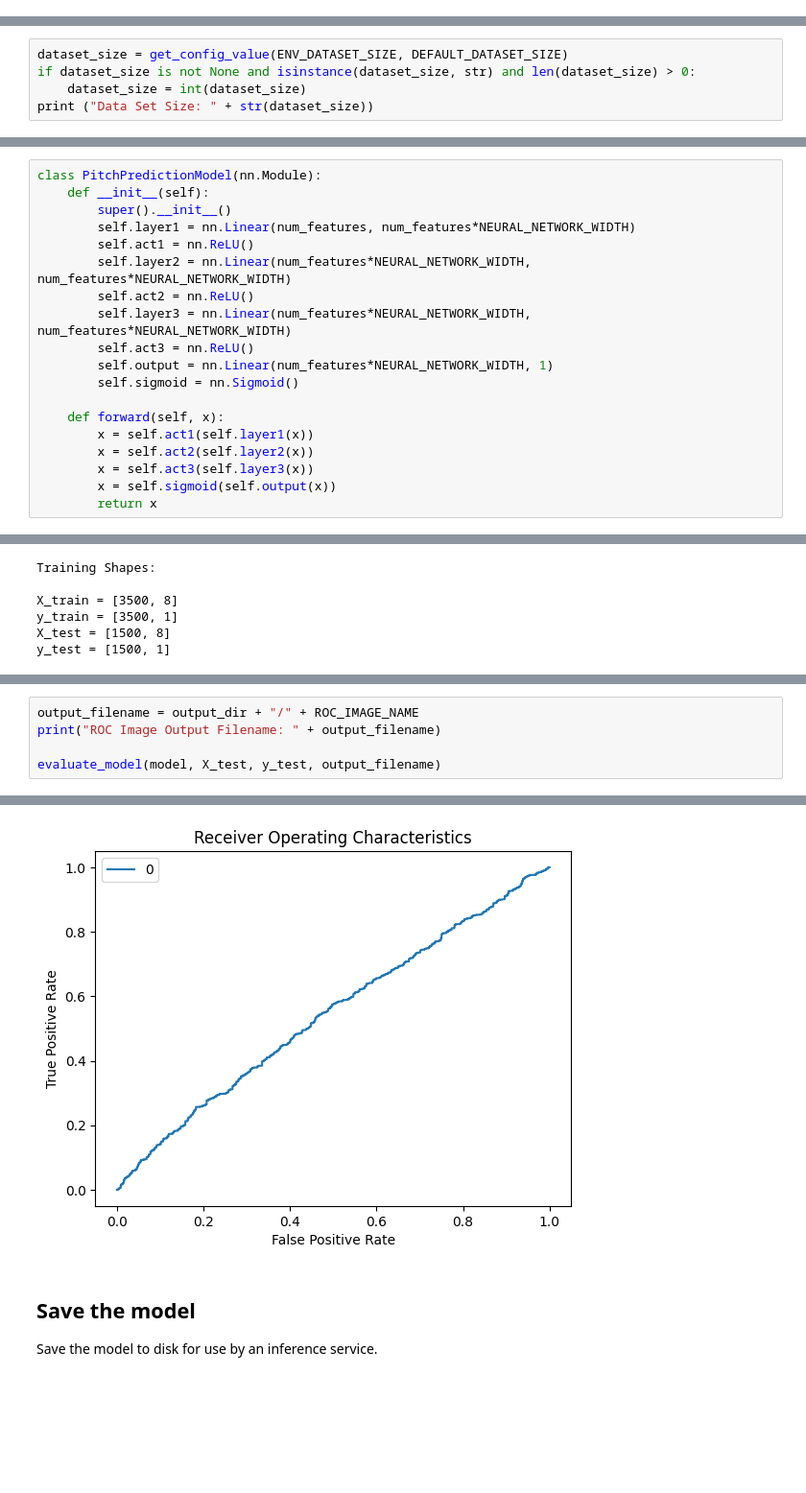
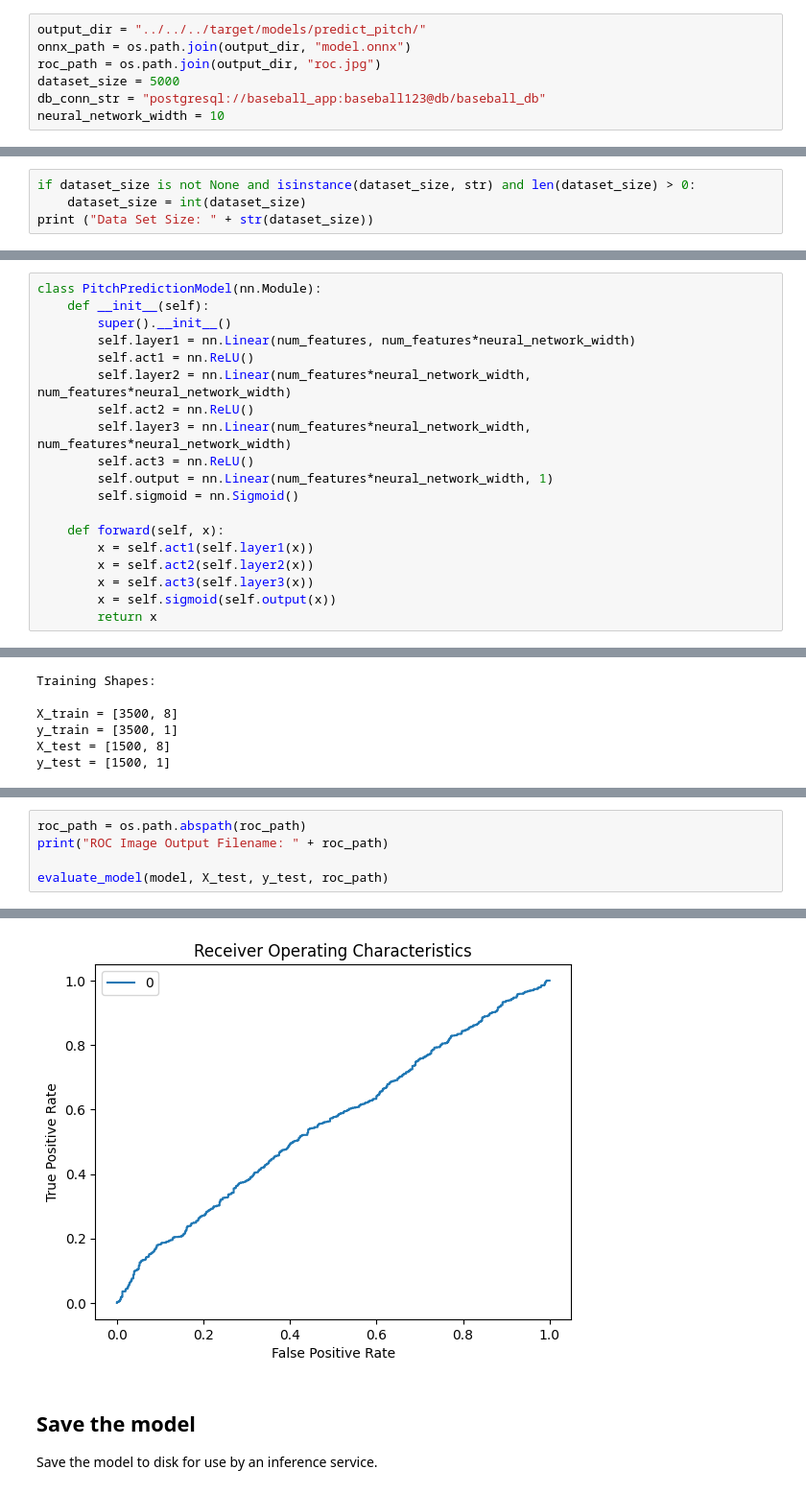
Before and after one commit to glroland/baseball, a Jupyter notebook: data/src/train/train_predict_pitch_model.ipynb, the cells around one changed output, grey strips where cells are left out. Shown at 96% size. Drawn from its saved outputs; the diff is of its cells as text; blank space fills up the shorter version.

```diff
--- a/data/src/train/train_predict_pitch_model.ipynb
+++ b/data/src/train/train_predict_pitch_model.ipynb
@@ -38 +24,8 @@ NEURAL_NETWORK_WIDTH = 10
+# %%
+output_dir = "../../../target/models/predict_pitch/"
+onnx_path = os.path.join(output_dir, "model.onnx")
+roc_path = os.path.join(output_dir, "roc.jpg")
+dataset_size = 5000
+db_conn_str = "postgresql://baseball_app:baseball123@db/baseball_db"
+neural_network_width = 10
 # %%
@@ -51,7 +43,6 @@ Output Directory: /opt/app-root/src/baseball/target/models/predict_pitch
 
 Pull relevant attributes from the baseball database as a DataFrame for analysis and training.
 # %%
-dataset_size = get_config_value(ENV_DATASET_SIZE, DEFAULT_DATASET_SIZE)
 if dataset_size is not None and isinstance(dataset_size, str) and len(dataset_size) > 0:
     dataset_size = int(dataset_size)
 print ("Data Set Size: " + str(dataset_size))
@@ -227,13 +217,13 @@ yt = torch.tensor(y.values, dtype=torch.float32)
 class PitchPredictionModel(nn.Module):
     def __init__(self):
         super().__init__()
-        self.layer1 = nn.Linear(num_features, num_features*NEURAL_NETWORK_WIDTH)
+        self.layer1 = nn.Linear(num_features, num_features*neural_network_width)
         self.act1 = nn.ReLU()
-        self.layer2 = nn.Linear(num_features*NEURAL_NETWORK_WIDTH, num_features*NEURAL_NETWORK_WIDTH)
+        self.layer2 = nn.Linear(num_features*neural_network_width, num_features*neural_network_width)
         self.act2 = nn.ReLU()
-        self.layer3 = nn.Linear(num_features*NEURAL_NETWORK_WIDTH, num_features*NEURAL_NETWORK_WIDTH)
+        self.layer3 = nn.Linear(num_features*neural_network_width, num_features*neural_network_width)
         self.act3 = nn.ReLU()
-        self.output = nn.Linear(num_features*NEURAL_NETWORK_WIDTH, 1)
+        self.output = nn.Linear(num_features*neural_network_width, 1)
         self.sigmoid = nn.Sigmoid()
 
     def forward(self, x):
@@ -268,6 +258,6 @@ Final model accuracy: 62.33%
 # %%
-output_filename = output_dir + "/" + ROC_IMAGE_NAME
-print("ROC Image Output Filename: " + output_filename)
+roc_path = os.path.abspath(roc_path)
+print("ROC Image Output Filename: " + roc_path)
 
-evaluate_model(model, X_test, y_test, output_filename)
+evaluate_model(model, X_test, y_test, roc_path)
 # %% [output]
@@ -285,4 +275,4 @@ ROC Image Output Filename: /opt/app-root/src/baseball/target/models/predict_pitc
-[figure, old version]
+[figure, new version]
 # %% [markdown]
 ## Save the model
 
```
Also changed, not shown: parts of 12 cells of this notebook.
